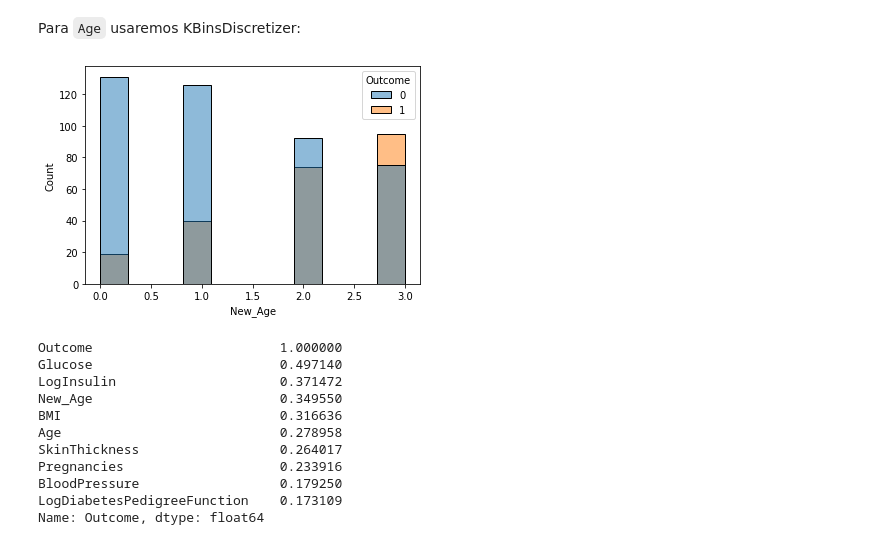
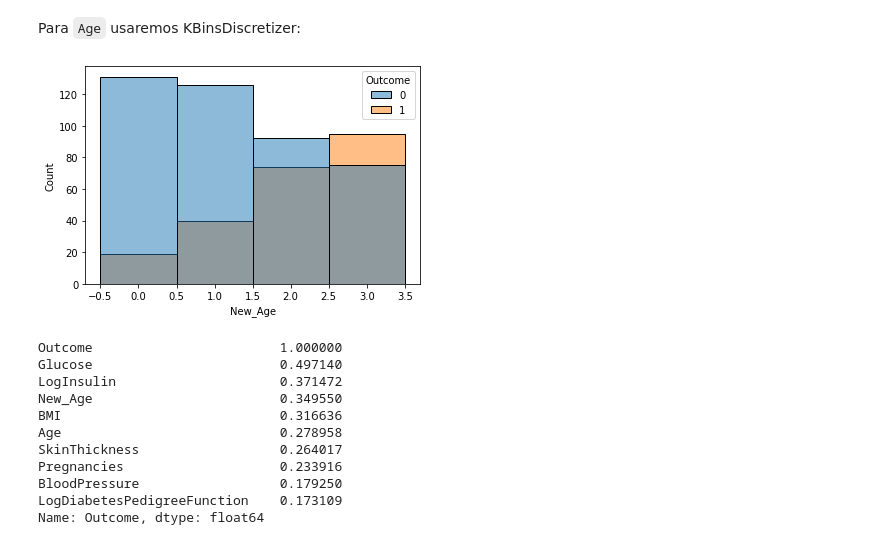
Before and after one commit to franklinzppa/diabetes-classification, a Jupyter notebook: diabetes-clf.ipynb, the cells around one changed output. Cells and saved outputs as stored; diff of their text form; code cells hidden in the pictures.

```diff
--- a/diabetes-clf.ipynb
+++ b/diabetes-clf.ipynb
@@ -382,7 +380,7 @@ Name: Outcome, dtype: float64
 # %%
 # Decision tree classifier
 
-tree_clf = DecisionTreeClassifier(max_depth=2, random_state=42)
+tree_clf = DecisionTreeClassifier(max_depth=5, random_state=42)
 tree_clf.fit(X_train_tr, y_train)
 
 relatorio_cross_val(tree_clf, X_train_tr, y_train)
@@ -446,3 +444,8 @@ X_train_tr.head()
 | 513 | 2.0 | 91.0 | 62.0 | 20.2 | 27.3 | 22.0 | -0.644357 | ... |
 | 7 | 10.0 | 115.0 | 77.6 | 34.4 | 35.3 | 29.0 | -2.009915 | ... |
 | 196 | 1.0 | 105.0 | 58.0 | 21.2 | 24.3 | 21.0 | -1.676647 | ... |
+# %%
+tree_clf = DecisionTreeClassifier(max_depth=5, random_state=42)
+tree_clf.fit(X_train_tr, y_train)
+
+relatorio_cross_val(tree_clf, X_train_tr, y_train)
@@ -475,9 +480,9 @@ Para `Age` usaremos KBinsDiscretizer:
 kbins = KBinsDiscretizer(n_bins=4, encode='ordinal')
 X_train_full["New_Age"] = kbins.fit_transform(X_train_full[['Age']])
 # %%
-_ = sns.histplot(X_train_full, x="New_Age", hue="Outcome")
+_ = sns.histplot(X_train_full, x="New_Age", hue="Outcome", discrete=True)
 # %% [output]
-[figure, old version]
+[figure, new version]
 # %%
 correlacao(X_train_full)
 # %% [output]
```
Also changed, not shown: parts of 17 cells of this notebook.
